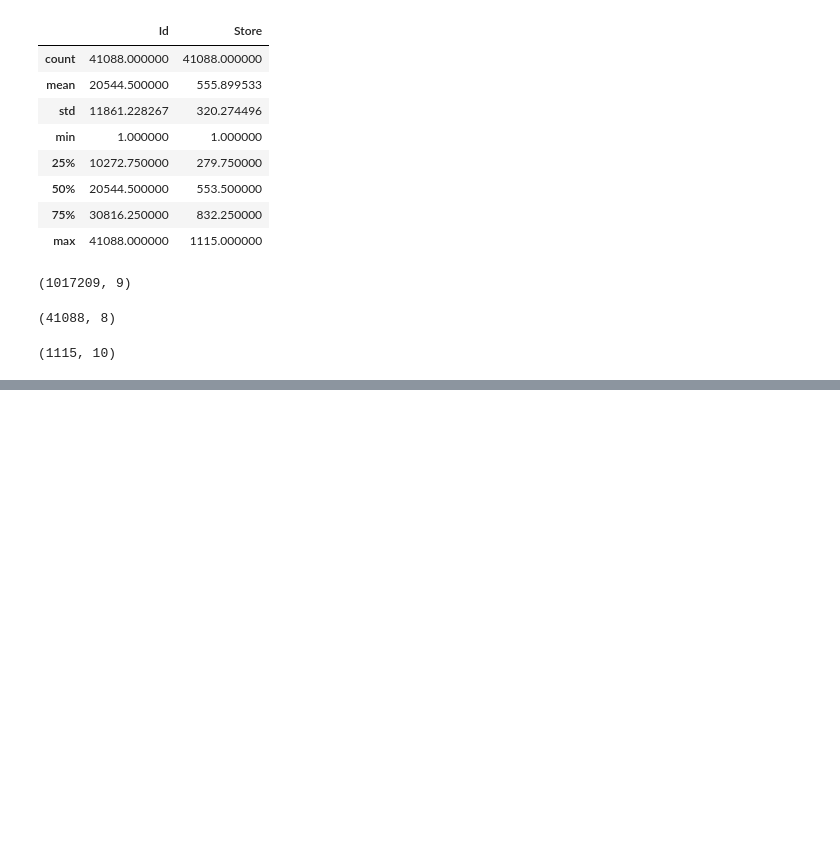
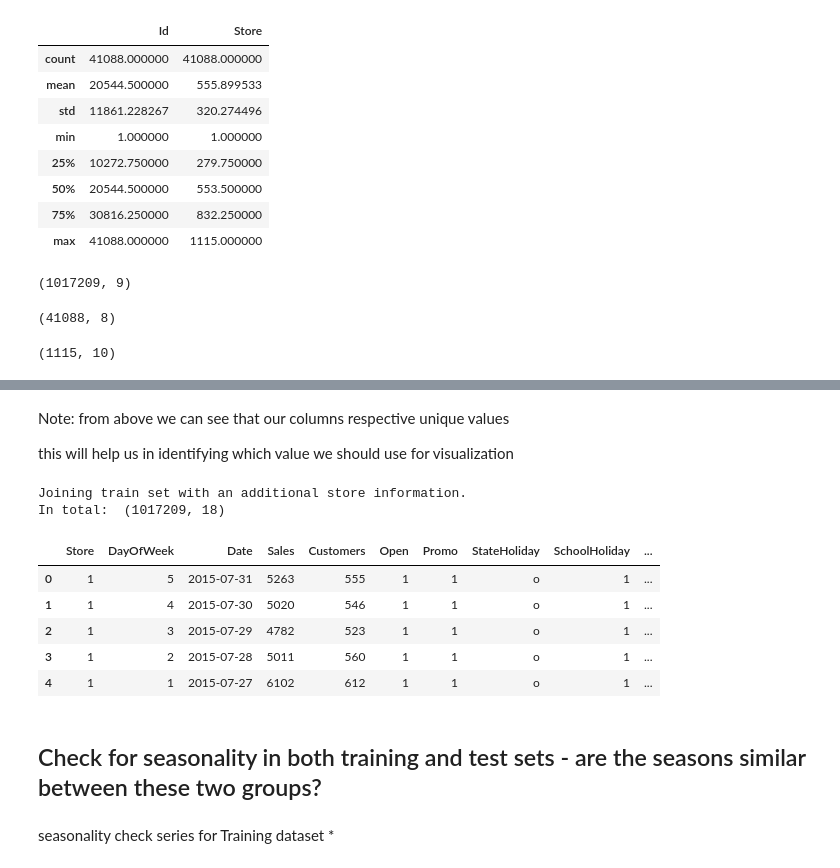
Before and after one commit to yonamg/Pharmaceutical-Sales-Prediction, a Jupyter notebook: notebook/Pharmacy_Sales_EDA.ipynb, the cells around one changed output, grey strips where cells are left out. Saved outputs shown, nothing was run; the diff lists cells and outputs as text; code cells hidden in the pictures; blank space fills up the shorter version.

Commit message:
checking similarity in both data

```diff
--- a/notebook/Pharmacy_Sales_EDA.ipynb
+++ b/notebook/Pharmacy_Sales_EDA.ipynb
@@ -139,0 +179,27 @@ store_data.shape
+# %% [markdown]
+Note: from above we can see that our columns respective unique values
+
+this will help us in identifying which value we should use for visualization
+# %%
+print("Joining train set with an additional store information.")
+
+# by specifying inner join we make sure that only those observations
+# that are present in both train and store sets are merged together
+train_store = pd.merge(train_data, store_data, how = 'inner', on = 'Store')
+
+print("In total: ", train_store.shape)
+train_store.head()
+# %% [output]
+Joining train set with an additional store information.
+In total:  (1017209, 18)
+|  | Store | DayOfWeek | Date | Sales | Customers | Open | Promo | StateHoliday | SchoolHoliday | ... |
+| 0 | 1 | 5 | 2015-07-31 | 5263 | 555 | 1 | 1 | o | 1 | ... |
+| 1 | 1 | 4 | 2015-07-30 | 5020 | 546 | 1 | 1 | o | 1 | ... |
+| 2 | 1 | 3 | 2015-07-29 | 4782 | 523 | 1 | 1 | o | 1 | ... |
+| 3 | 1 | 2 | 2015-07-28 | 5011 | 560 | 1 | 1 | o | 1 | ... |
+| 4 | 1 | 1 | 2015-07-27 | 6102 | 612 | 1 | 1 | o | 1 | ... |
+# %% [markdown]
+
+## Check for seasonality in both training and test sets - are the seasons similar between these two groups?
+# %% [markdown]
+seasonality check series for Training dataset *
```
Also changed, not shown: parts of 4 cells of this notebook.
